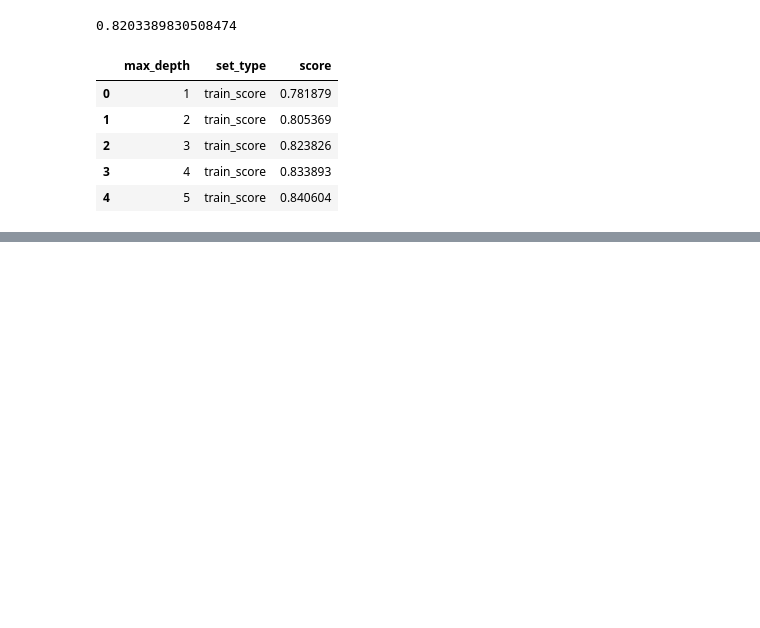
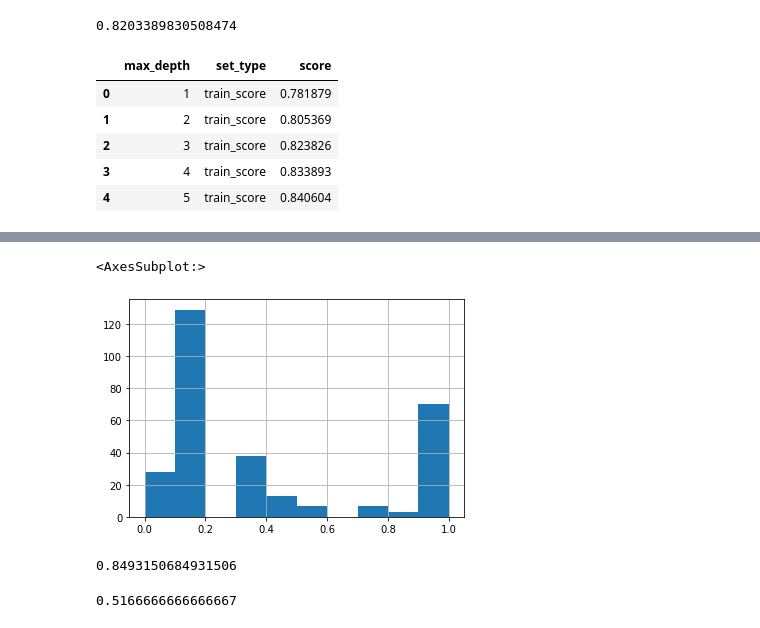
Before and after one commit to jokkojja/steps_in_data, a Jupyter notebook: titanic_decision_tree.ipynb, the cells around one changed output, grey strips where cells are left out. Drawn from its saved outputs; the diff is of its cells as text; code cells hidden in the pictures; blank space fills up the shorter version.

Commit message:
decision tree + random forest
add grid search, recall and precision score

```diff
--- a/titanic_decision_tree.ipynb
+++ b/titanic_decision_tree.ipynb
@@ -241,0 +264,4 @@ cross_val_score(best_clf, X_test, y_test, cv = 5).mean()
+# %%
+GridSearchCV_clf = GridSearchCV(clf, parametrs)
+# %%
+GridSearchCV_clf.fit(X_train, y_train)
@@ -241,0 +276,2 @@ cross_val_score(best_clf, X_test, y_test, cv = 5).mean()
+# %%
+best_clf = GridSearchCV_clf.best_estimator_
@@ -241,0 +298,2 @@ cross_val_score(best_clf, X_test, y_test, cv = 5).mean()
+# %%
+y_predicted_prob = best_clf.predict_proba(X_test)
@@ -241,0 +320,5 @@ cross_val_score(best_clf, X_test, y_test, cv = 5).mean()
+# %%
+pd.Series(y_predicted_prob[:, 1]).hist()
+# %% [output]
+<AxesSubplot:>
+[figure, added]
@@ -241,0 +327,8 @@ cross_val_score(best_clf, X_test, y_test, cv = 5).mean()
+# %%
+precision_score(y_test, y_pred)
+# %% [output]
+0.8493150684931506
+# %%
+recall_score(y_test, y_pred)
+# %% [output]
+0.5166666666666667
```
Also changed, not shown: parts of 42 cells of this notebook.
